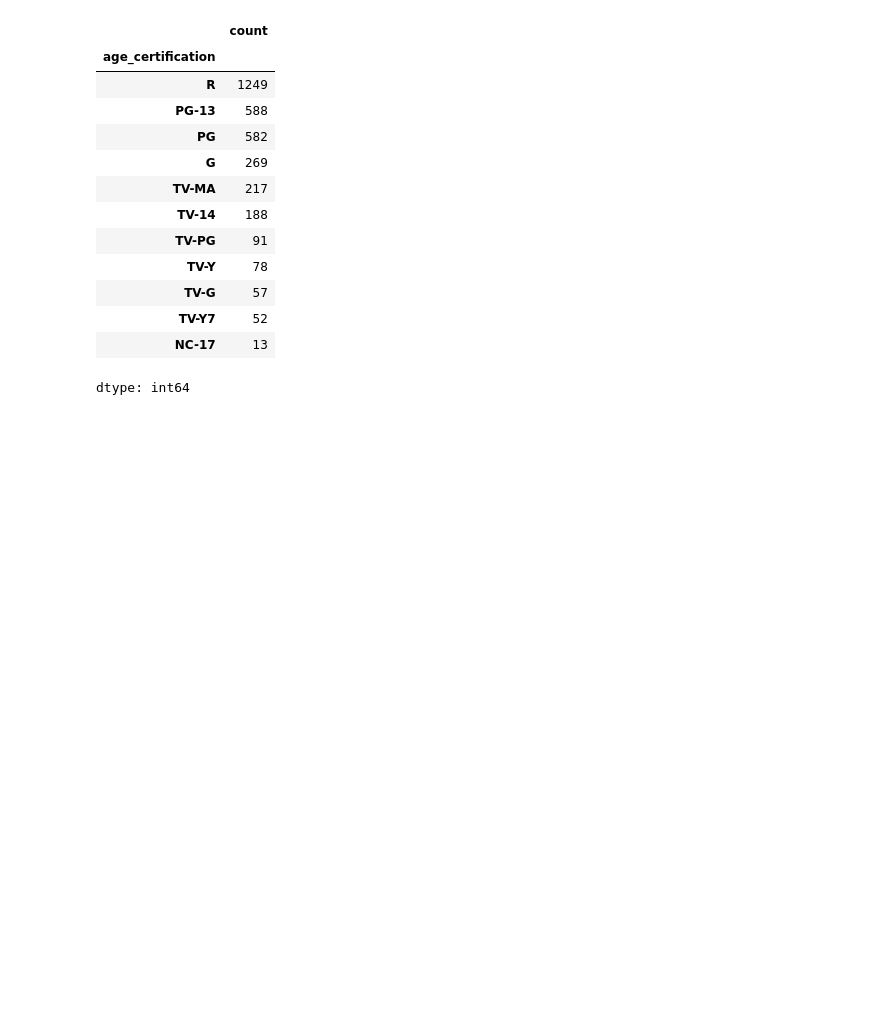
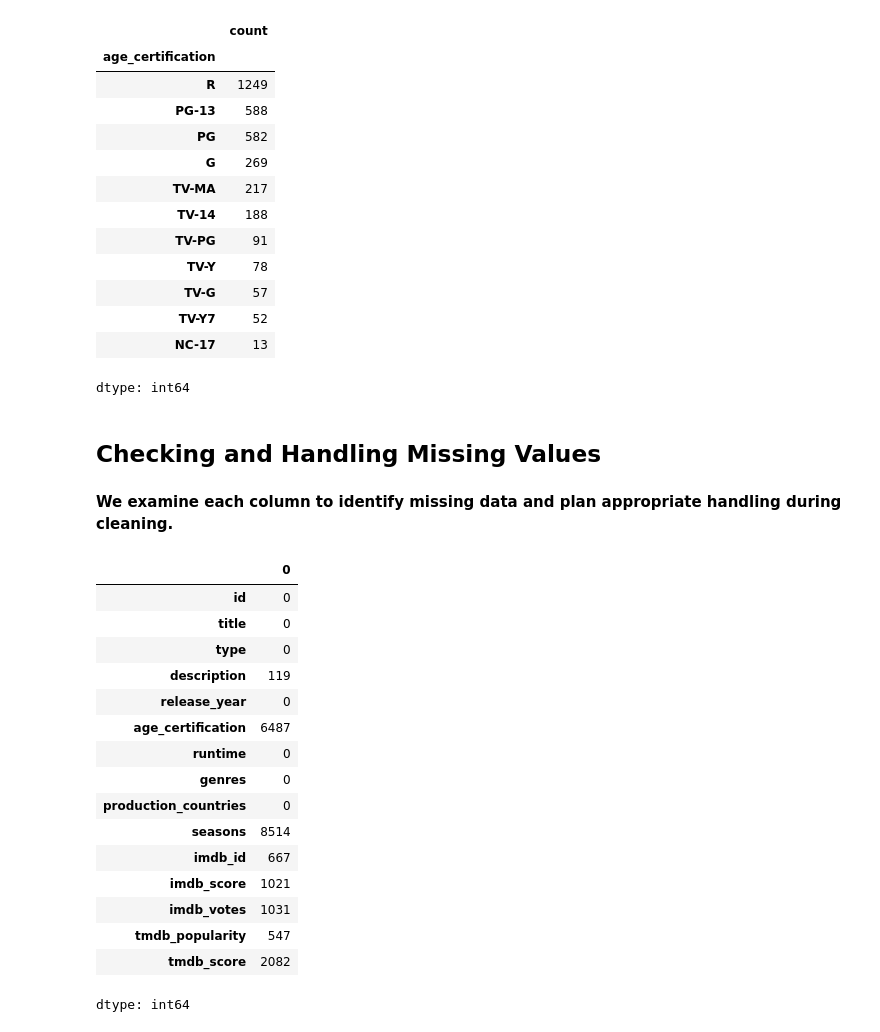
Before and after one commit to naveenyadav1106/prime-video-data-insights, a Jupyter notebook: notebook/Amazon_Prime_Video_Content_Analysis.ipynb, the cells around one changed output. Saved outputs shown, nothing was run; the diff lists cells and outputs as text; code cells hidden in the pictures; blank space fills up the shorter version.

```diff
--- a/notebook/Amazon_Prime_Video_Content_Analysis.ipynb
+++ b/notebook/Amazon_Prime_Video_Content_Analysis.ipynb
@@ -166,3 +167,28 @@ titles['age_certification'].value_counts()  # Age ratings distribution
 | TV-Y7 | 52 |
 | NC-17 | 13 |
 dtype: int64
+# %% [markdown]
+## Checking and Handling Missing Values
+# %% [markdown]
+**We examine each column to identify missing data and plan appropriate handling during cleaning.**
+# %%
+# Check missing values in titles
+titles.isnull().sum()
+# %% [output]
+|  | 0 |
+| id | 0 |
+| title | 0 |
+| type | 0 |
+| description | 119 |
+| release_year | 0 |
+| age_certification | 6487 |
+| runtime | 0 |
+| genres | 0 |
+| production_countries | 0 |
+| seasons | 8514 |
+| imdb_id | 667 |
+| imdb_score | 1021 |
+| imdb_votes | 1031 |
+| tmdb_popularity | 547 |
+| tmdb_score | 2082 |
+dtype: int64
```
Also changed, not shown: parts of 40 cells of this notebook.
